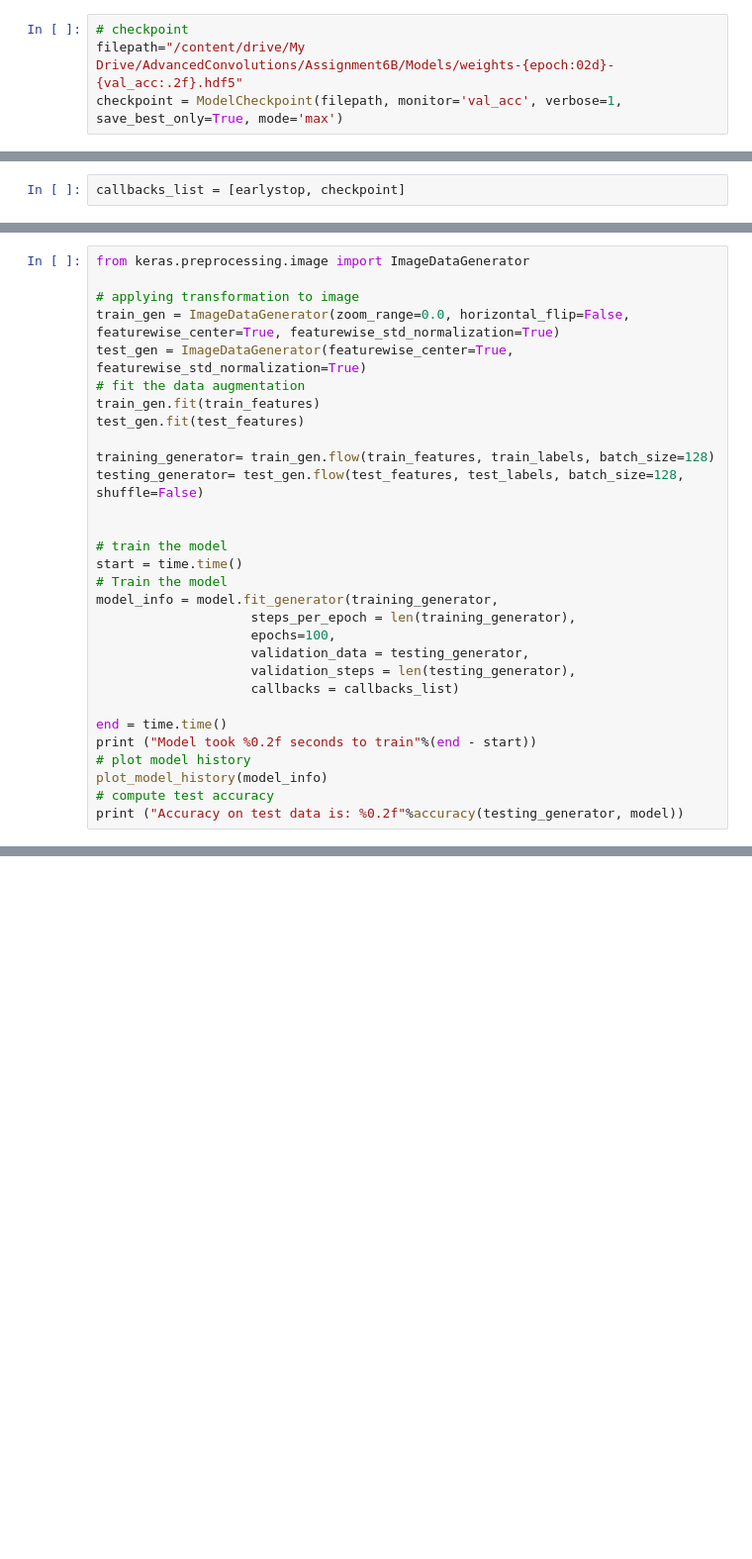
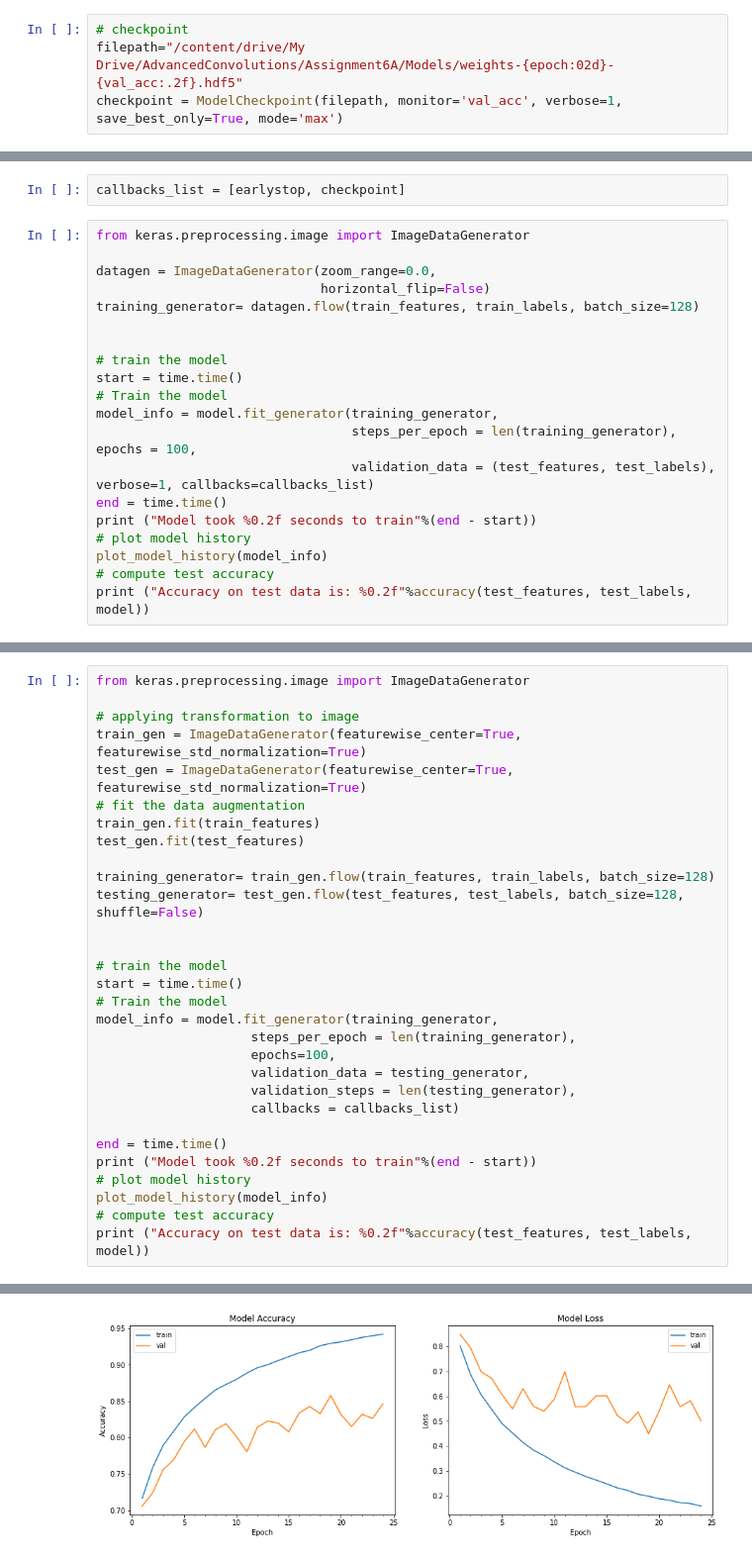
Before and after one commit to gkdivya/ComputerVisionAI, a Jupyter notebook: Advanced Convolutions/Assignment_6B.ipynb, the cells around one changed output, grey strips where cells are left out. Shown at 99% size. Cells and saved outputs as stored; diff of their text form; blank space fills up the shorter version.

```diff
--- a/Advanced Convolutions/Assignment_6B.ipynb
+++ b/Advanced Convolutions/Assignment_6B.ipynb
@@ -144,6 +278,6 @@ _________________________________________________________________
 # %%
 # checkpoint
-filepath="/content/drive/My Drive/AdvancedConvolutions/Assignment6B/Models/weights-{epoch:02d}-{val_acc:.2f}.hdf5"
+filepath="/content/drive/My Drive/AdvancedConvolutions/Assignment6A/Models/weights-{epoch:02d}-{val_acc:.2f}.hdf5"
 checkpoint = ModelCheckpoint(filepath, monitor='val_acc', verbose=1, save_best_only=True, mode='max')
 # %%
 from google.colab import drive
@@ -156,3 +290,23 @@ earlystop = EarlyStopping(monitor='val_acc', min_delta=0.0001, patience=5, \
                           verbose=1, mode='auto')
 # %%
 callbacks_list = [earlystop, checkpoint]
+# %%
+from keras.preprocessing.image import ImageDataGenerator
+
+datagen = ImageDataGenerator(zoom_range=0.0,
+                             horizontal_flip=False)
+training_generator= datagen.flow(train_features, train_labels, batch_size=128)
+
+
+# train the model
+start = time.time()
+# Train the model
+model_info = model.fit_generator(training_generator,
+                                 steps_per_epoch = len(training_generator), epochs = 100,
+                                 validation_data = (test_features, test_labels), verbose=1, callbacks=callbacks_list)
+end = time.time()
+print ("Model took %0.2f seconds to train"%(end - start))
+# plot model history
+plot_model_history(model_info)
+# compute test accuracy
+print ("Accuracy on test data is: %0.2f"%accuracy(test_features, test_labels, model))
@@ -160,7 +324,7 @@ callbacks_list = [earlystop, checkpoint]
 from keras.preprocessing.image import ImageDataGenerator
 
 # applying transformation to image
-train_gen = ImageDataGenerator(zoom_range=0.0, horizontal_flip=False, featurewise_center=True, featurewise_std_normalization=True)
+train_gen = ImageDataGenerator(featurewise_center=True, featurewise_std_normalization=True)
 test_gen = ImageDataGenerator(featurewise_center=True, featurewise_std_normalization=True)
 # fit the data augmentation
 train_gen.fit(train_features)
@@ -185,6 +349,6 @@ print ("Model took %0.2f seconds to train"%(end - start))
 # plot model history
 plot_model_history(model_info)
 # compute test accuracy
-print ("Accuracy on test data is: %0.2f"%accuracy(testing_generator, model))
+print ("Accuracy on test data is: %0.2f"%accuracy(test_features, test_labels, model))
 # %% [output]
 Epoch 1/100
@@ -198,0 +371 @@ Epoch 3/100
+[figure, added]
```
Also changed, not shown: parts of 22 cells of this notebook.
